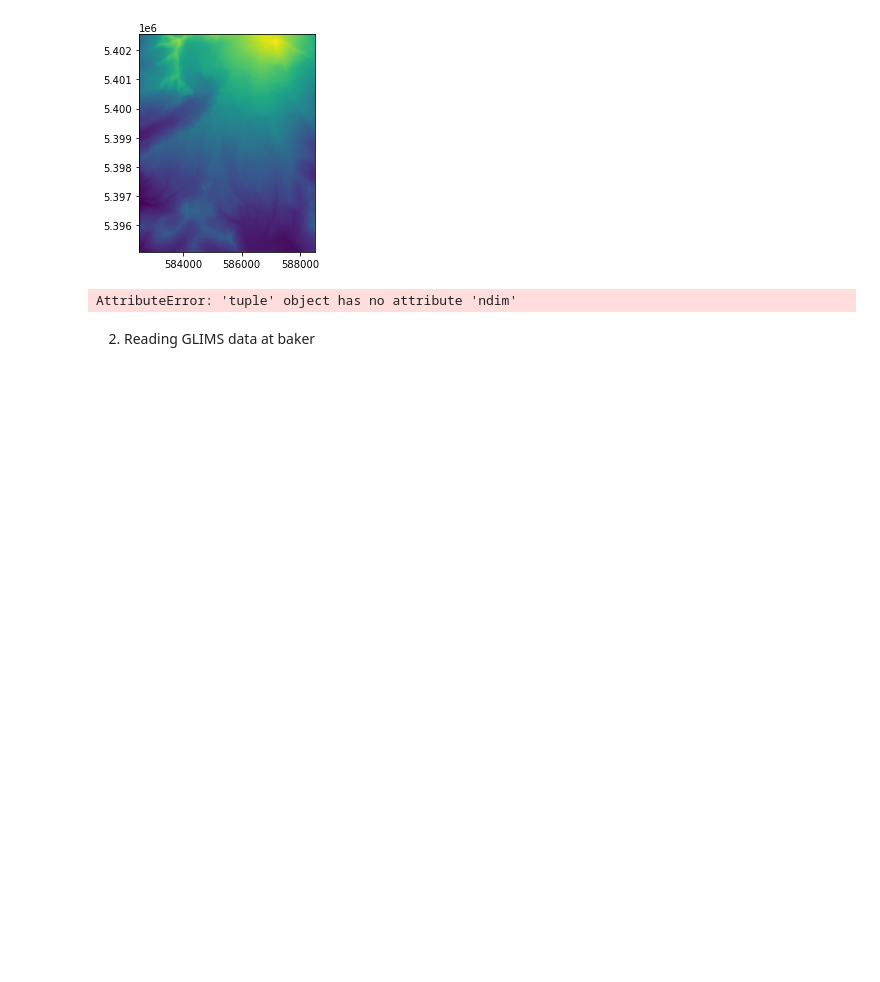
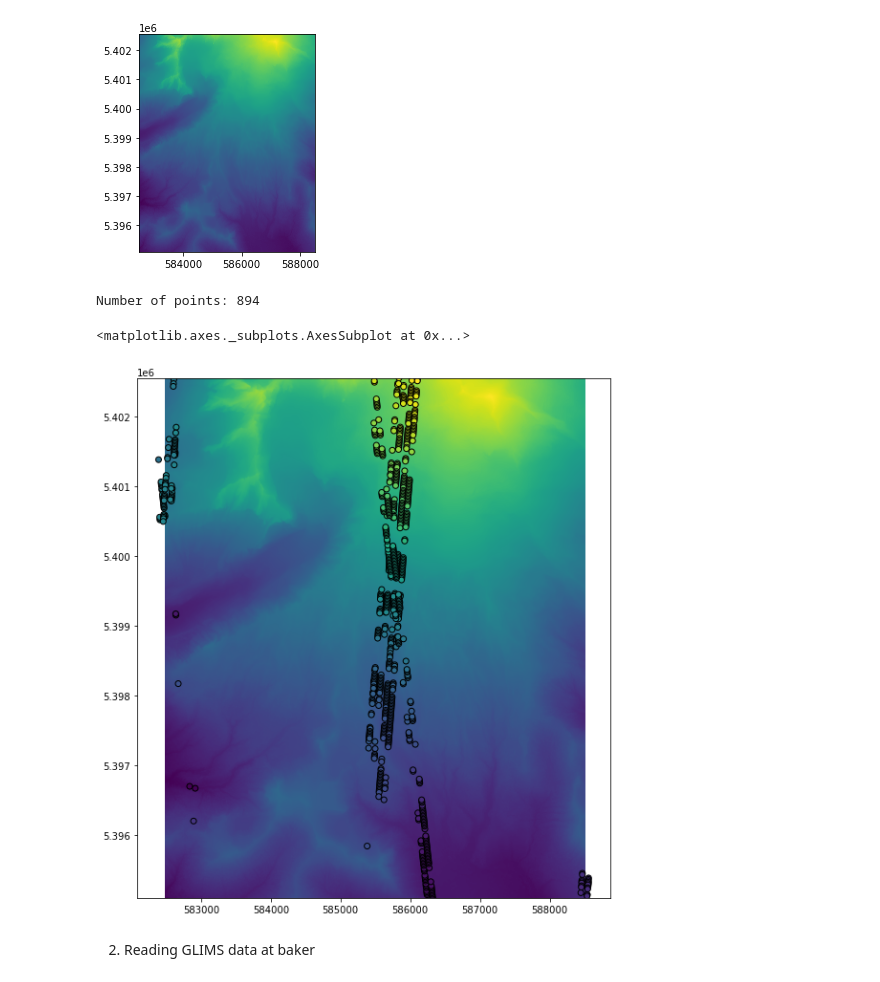
Before and after one commit to ICESAT-2HackWeek/Assimilation, a Jupyter notebook: contributors/whyjz/clip.ipynb, the cells around one changed output. Drawn from its saved outputs; the diff is of its cells as text; code cells hidden in the pictures; blank space fills up the shorter version.

```diff
--- a/contributors/whyjz/clip.ipynb
+++ b/contributors/whyjz/clip.ipynb
@@ -26,25 +26,23 @@ dem.show()
 # %%
 is2_paths = glob.glob('/home/jovyan/data/ICESat-2_Baker_Processed/*.h5')
 # is2_paths = glob.glob('/srv/shared/data-whyjay/ICESat-2_Baker_Processed/*.h5')
 
 # Variables we want to plot
 vnames = ['x', 'y', 'h_li']
-# import h5py
-# with h5py.File(is2_paths[0], 'r') as f:
-#     vnames = [key for key in f.keys()]
-# List with one dataframe per file
-is2_dds = [dd.from_array(atl06lib.read_h5(f), columns=vnames) for f in is2_paths]
+is2_dds = [dd.from_array(atl06lib.read_h5(f, vnames)[0], columns=vnames) for f in is2_paths]
 is2_dd = dd.concat(is2_dds)
 is2_ddf = is2_dd.compute()
 is2_gpd = gpd.GeoDataFrame(is2_ddf, geometry=gpd.points_from_xy(is2_dd['x'], is2_dd['y']), crs='EPSG:' + dem.epsg)
 
 print('Number of points:', len(is2_gpd))
 
 fig,ax = plt.subplots(1,figsize=(10,10))
 dem.show(ax=ax)
 is2_gpd.plot(ax=ax, column='h_li', edgecolor='black')
 # %% [output]
-AttributeError: 'tuple' object has no attribute 'ndim'
+Number of points: 894
+<matplotlib.axes._subplots.AxesSubplot at 0x...>
+[figure, added]
 # %% [markdown]
 2. Reading GLIMS data at baker
 # %%
```
Also changed, not shown: parts of 10 cells of this notebook, 2 other files.
